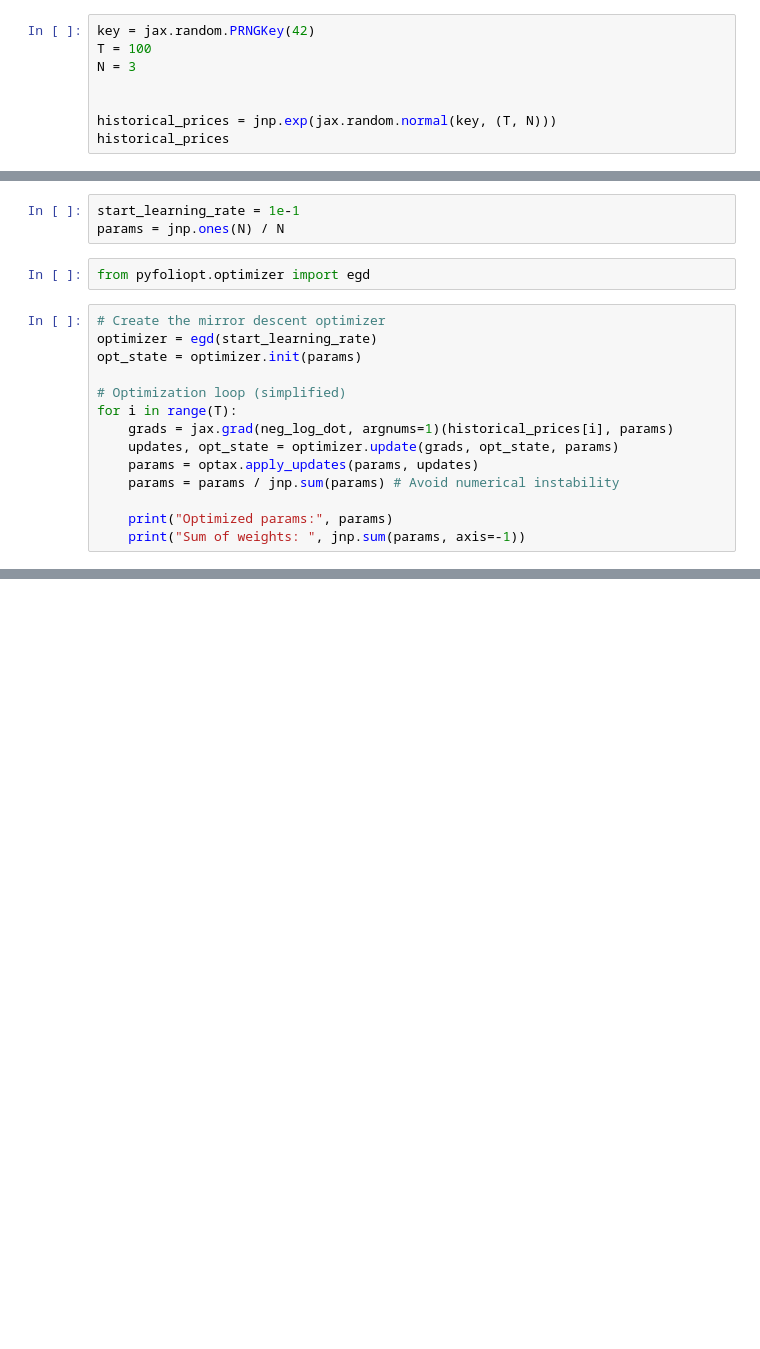
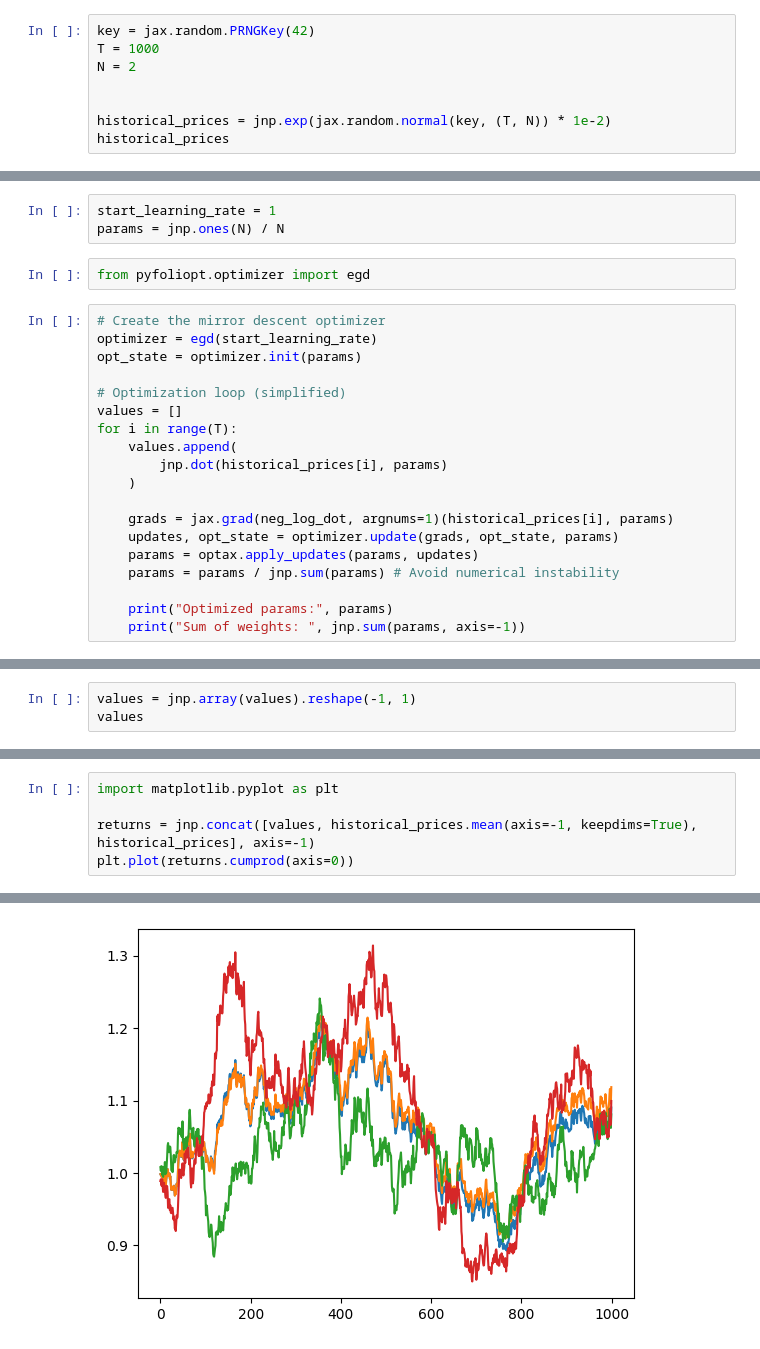
Before and after one commit to jialinyi94/online_pyfolio_opt, a Jupyter notebook: examples/eg_portfolio.ipynb, the cells around one changed output, grey strips where cells are left out. Drawn from its saved outputs; the diff is of its cells as text; blank space fills up the shorter version.

```diff
--- a/examples/eg_portfolio.ipynb
+++ b/examples/eg_portfolio.ipynb
@@ -8,11 +8,11 @@ import optax
 from pyfoliopt.loss import neg_log_dot
 # %%
 key = jax.random.PRNGKey(42)
-T = 100
-N = 3
+T = 1000
+N = 2
 
 
-historical_prices = jnp.exp(jax.random.normal(key, (T, N)))
+historical_prices = jnp.exp(jax.random.normal(key, (T, N)) * 1e-2)
 historical_prices
 # %% [output]
 An NVIDIA GPU may be present on this machine, but a CUDA-enabled jaxlib is not installed. Falling back to cpu.
@@ -36,5 +26,5 @@ Array([[ 9.266193  ,  0.39556924,  1.5939081 ],
 # %%
-start_learning_rate = 1e-1
+start_learning_rate = 1
 params = jnp.ones(N) / N
 # %%
 from pyfoliopt.optimizer import egd
@@ -44,7 +34,12 @@ optimizer = egd(start_learning_rate)
 opt_state = optimizer.init(params)
 
 # Optimization loop (simplified)
+values = []
 for i in range(T):
+    values.append(
+        jnp.dot(historical_prices[i], params)
+    )
+
     grads = jax.grad(neg_log_dot, argnums=1)(historical_prices[i], params)
     updates, opt_state = optimizer.update(grads, opt_state, params)
     params = optax.apply_updates(params, updates)
@@ -72,0 +68,3 @@ Sum of weights:  1.0
+# %%
+values = jnp.array(values).reshape(-1, 1)
+values
@@ -72,0 +89,6 @@ Sum of weights:  1.0
+# %%
+import matplotlib.pyplot as plt
+
+returns = jnp.concat([values, historical_prices.mean(axis=-1, keepdims=True),  historical_prices], axis=-1)
+plt.plot(returns.cumprod(axis=0))
+# %% [output]
@@ -72,0 +99 @@ Sum of weights:  1.0
+[figure, added]
```
Also changed, not shown: parts of 5 cells of this notebook.
